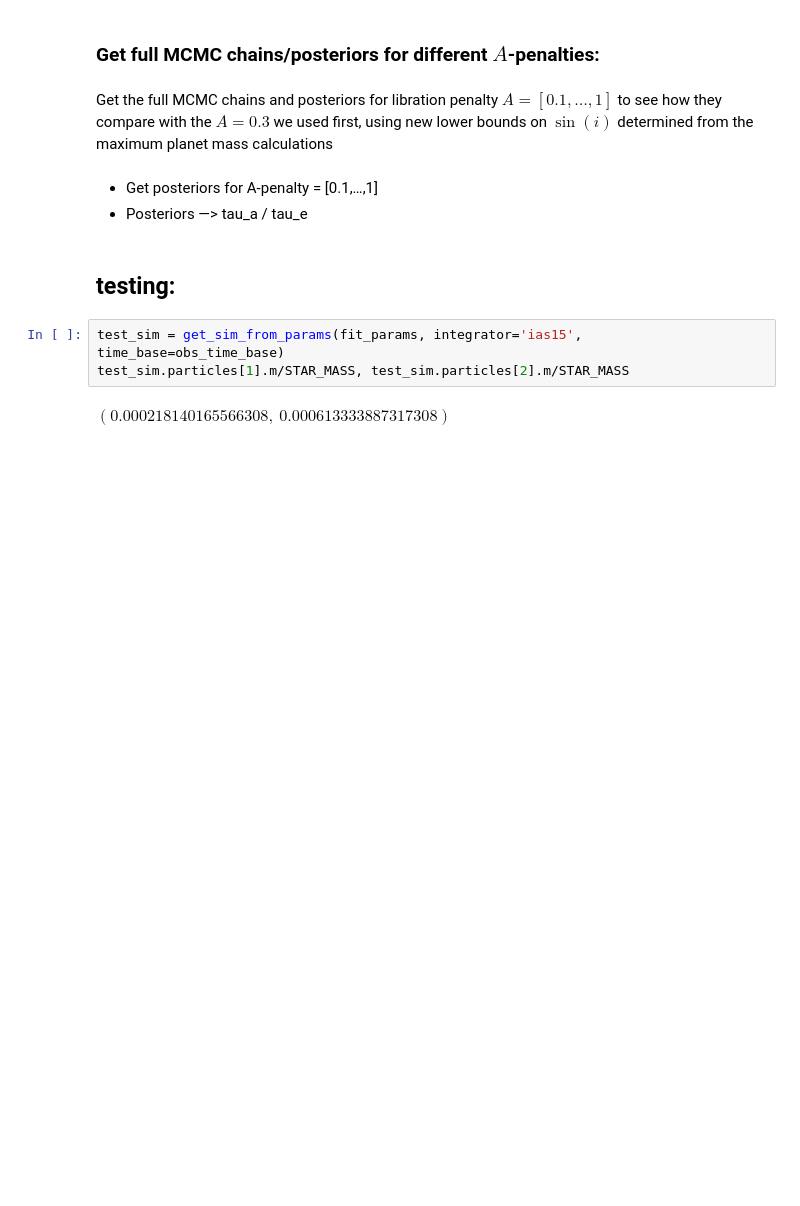
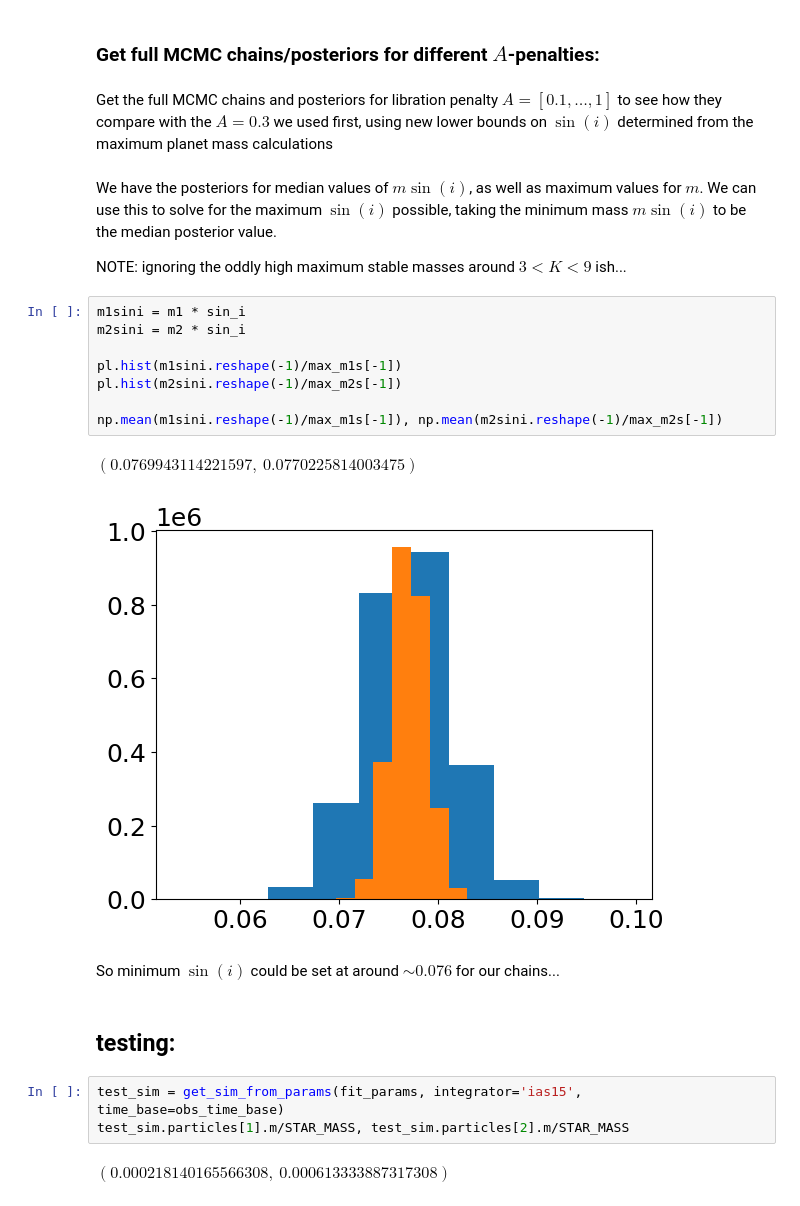
Before and after one commit to ia-chow/SURF2022, a Jupyter notebook: SURF/2021_fall-2022_winter/radvel_hd45364-sin_i_jitter_february_2024.ipynb, the cells around one changed output. Saved outputs shown, nothing was run; the diff lists cells and outputs as text; blank space fills up the shorter version.

```diff
--- a/SURF/2021_fall-2022_winter/radvel_hd45364-sin_i_jitter_february_2024.ipynb
+++ b/SURF/2021_fall-2022_winter/radvel_hd45364-sin_i_jitter_february_2024.ipynb
@@ -552,9 +552,23 @@ Convert posteriors to $K = \tau_a/\tau_e$ values using the semi-analytic Hamilto
 ### Get full MCMC chains/posteriors for different $A$-penalties:
 # %% [markdown]
 Get the full MCMC chains and posteriors for libration penalty $A = [0.1,\dots,1]$ to see how they compare with the $A = 0.3$ we used first, using new lower bounds on $\sin(i)$ determined from the maximum planet mass calculations
-# %% [markdown]
-- Get posteriors for A-penalty = [0.1,…,1]
- - Posteriors —> tau_a / tau_e
+# %% [markdown]
+We have the posteriors for median values of $m\sin(i)$, as well as maximum values for $m$. We can use this to solve for the maximum $\sin(i)$ possible, taking the minimum mass $m\sin(i)$ to be the median posterior value.
+
+NOTE: ignoring the oddly high maximum stable masses around $3 < K < 9$ ish...
+# %%
+m1sini = m1 * sin_i
+m2sini = m2 * sin_i
+
+pl.hist(m1sini.reshape(-1)/max_m1s[-1])
+pl.hist(m2sini.reshape(-1)/max_m2s[-1])
+
+np.mean(m1sini.reshape(-1)/max_m1s[-1]), np.mean(m2sini.reshape(-1)/max_m2s[-1])
+# %% [output]
+$\displaystyle \left( 0.0769943114221597, \  0.0770225814003475\right)$
+[figure, added]
+# %% [markdown]
+So minimum $\sin(i)$ could be set at around $\sim 0.076$ for our chains...
 # %% [markdown]
 ## testing:
 # %%
```
Also changed, not shown: parts of 2 cells of this notebook, 3 other files.
